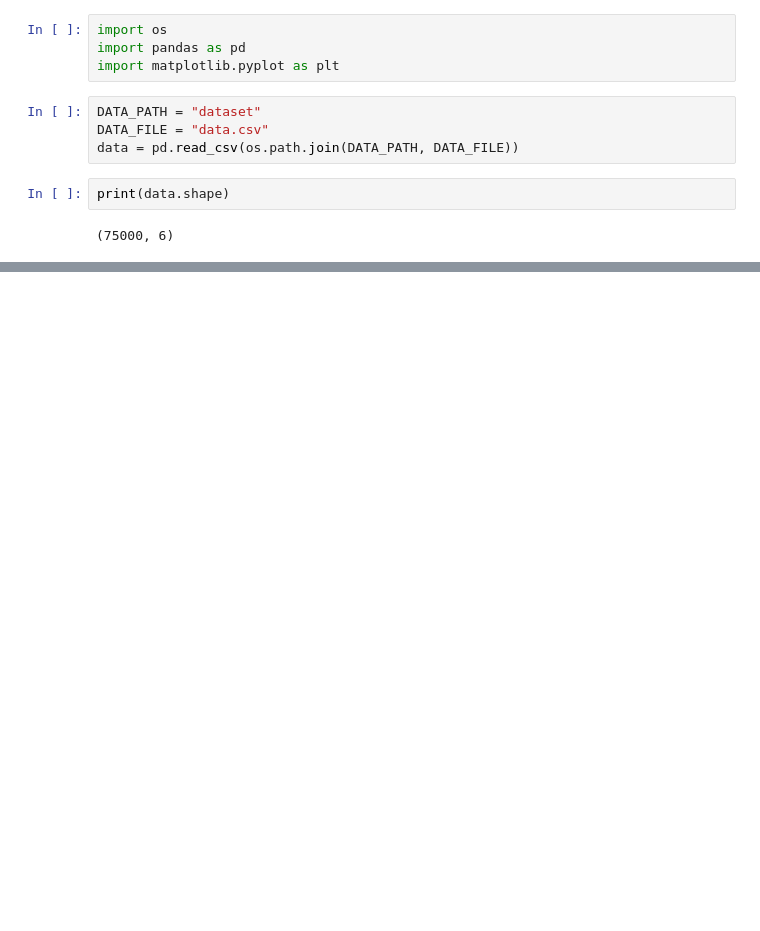
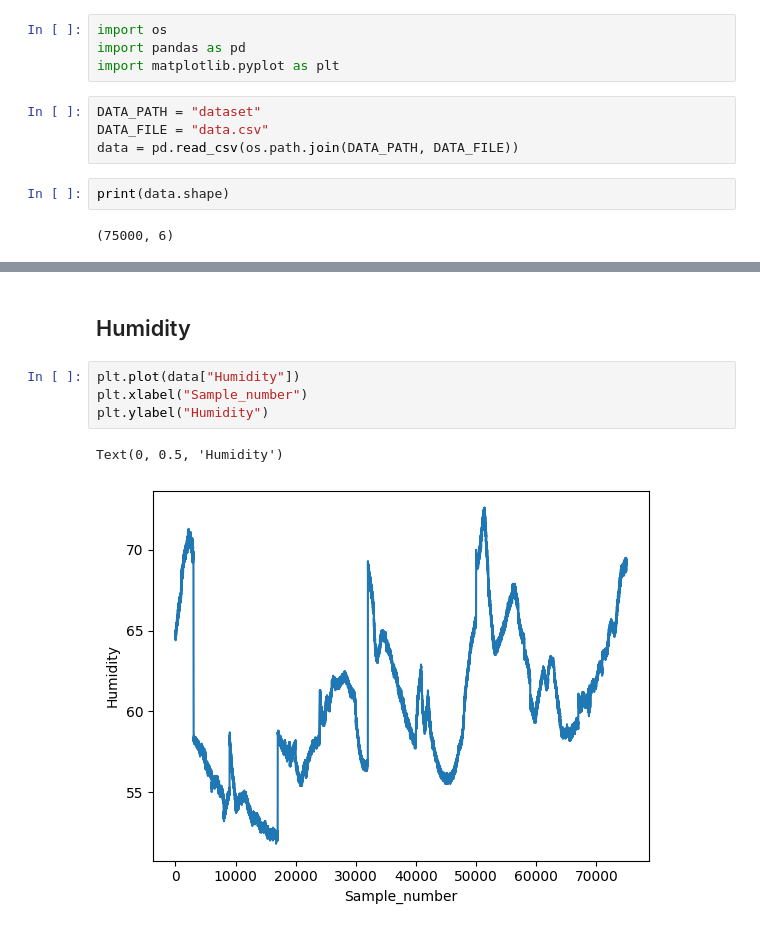
Before and after one commit to cksajil/anemometer, a Jupyter notebook: eda_anemometer.ipynb, the cells around one changed output, grey strips where cells are left out. Drawn from its saved outputs; the diff is of its cells as text; blank space fills up the shorter version.

```diff
--- a/eda_anemometer.ipynb
+++ b/eda_anemometer.ipynb
@@ -31,0 +59,9 @@ data.describe()
+# %% [markdown]
+## Humidity
+# %%
+plt.plot(data["Humidity"])
+plt.xlabel("Sample_number")
+plt.ylabel("Humidity")
+# %% [output]
+Text(0, 0.5, 'Humidity')
+[figure, added]
```
Also changed, not shown: parts of 11 cells of this notebook.
